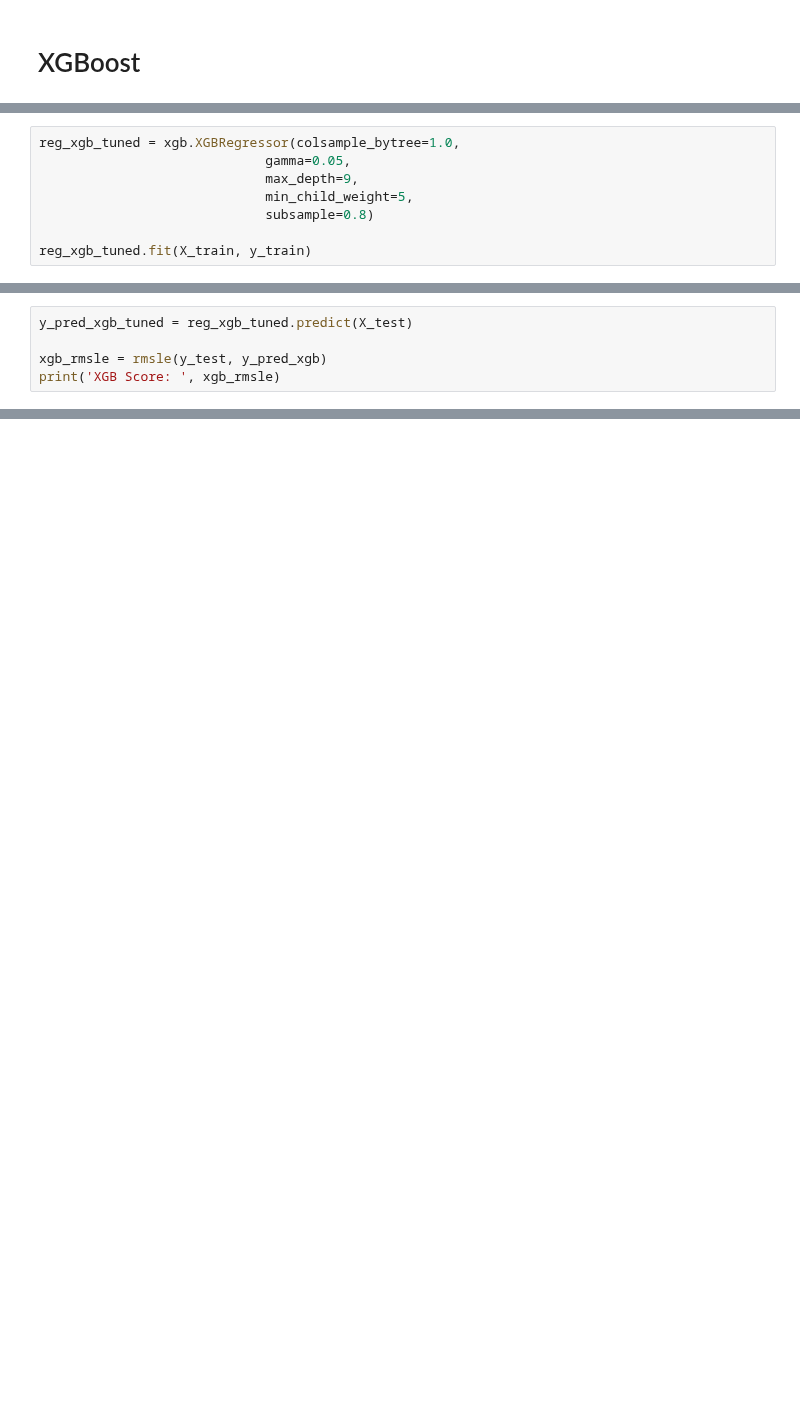
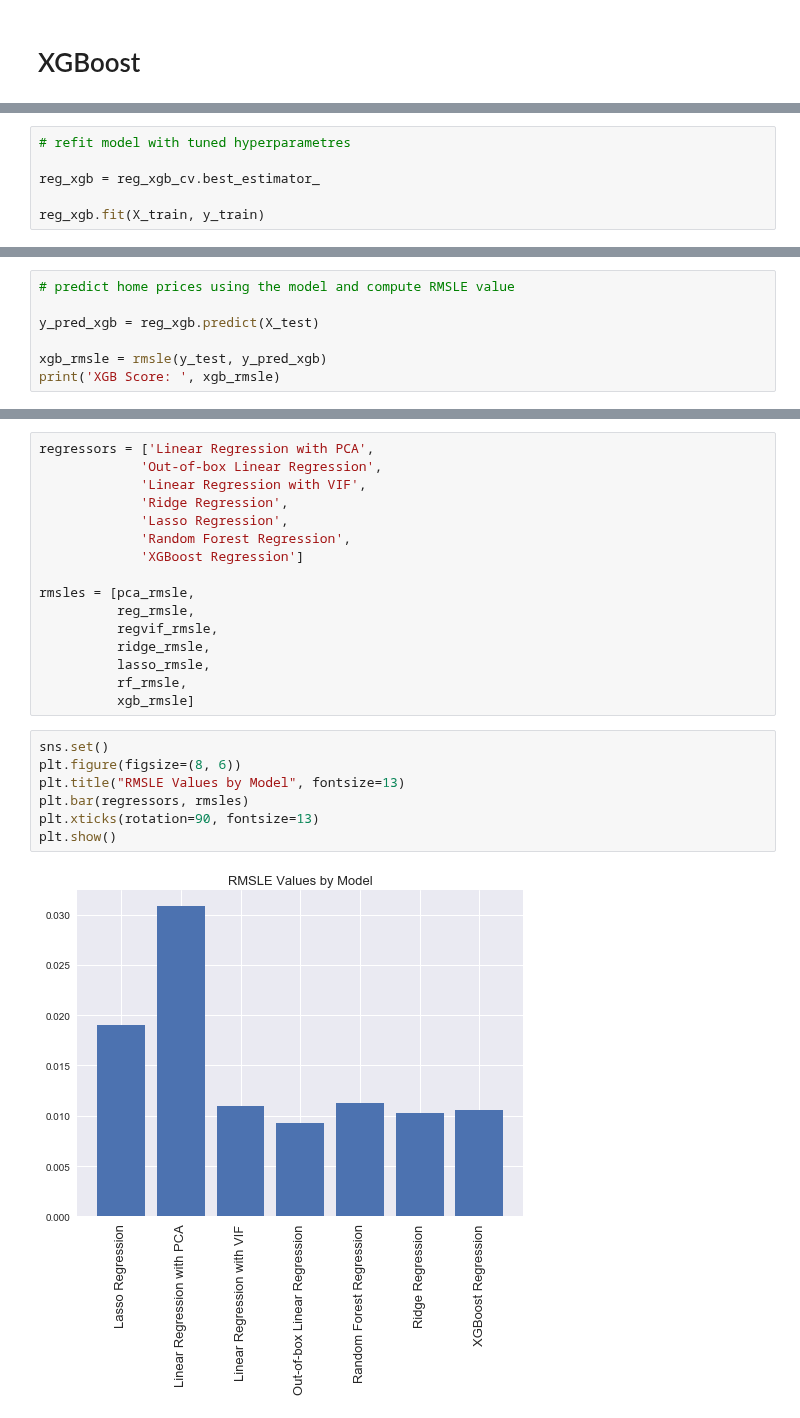
Before and after one commit to kellywong1314/Analytics-and-Machine-Learning, a Jupyter notebook: Capstone 2 - Advanced Regression to Predict Housing Prices/Advanced Regression to Predict Housing Sale Prices.ipynb, the cells around one changed output, grey strips where cells are left out. Drawn from its saved outputs; the diff is of its cells as text; blank space fills up the shorter version.

Commit message:
finalized xgboost model with RandomizedSearchCV

```diff
--- a/Capstone 2 - Advanced Regression to Predict Housing Prices/Advanced Regression to Predict Housing Sale Prices.ipynb
+++ b/Capstone 2 - Advanced Regression to Predict Housing Prices/Advanced Regression to Predict Housing Sale Prices.ipynb
@@ -500,8 +658,0 @@ reg_xgb_cv.best_params_
-# %%
-reg_xgb_tuned = xgb.XGBRegressor(colsample_bytree=1.0,
-                             gamma=0.05,
-                             max_depth=9,
-                             min_child_weight=5,
-                             subsample=0.8)
-
-reg_xgb_tuned.fit(X_train, y_train)
@@ -514,0 +663,6 @@ XGBRegressor(base_score=0.5, booster='gbtree', colsample_bylevel=1,
+# %%
+# refit model with tuned hyperparametres
+
+reg_xgb = reg_xgb_cv.best_estimator_
+
+reg_xgb.fit(X_train, y_train)
@@ -515,5 +676,7 @@ XGBRegressor(base_score=0.5, booster='gbtree', colsample_bylevel=1,
 # %%
-y_pred_xgb_tuned = reg_xgb_tuned.predict(X_test)
+# predict home prices using the model and compute RMSLE value
+
+y_pred_xgb = reg_xgb.predict(X_test)
 
 xgb_rmsle = rmsle(y_test, y_pred_xgb)
 print('XGB Score: ', xgb_rmsle)
@@ -524,0 +697,25 @@ print("Tuned Logistic Regression Accuracy: {}".format(reg_cv.best_score_))
+# %%
+regressors = ['Linear Regression with PCA',
+             'Out-of-box Linear Regression',
+             'Linear Regression with VIF',
+             'Ridge Regression',
+             'Lasso Regression',
+             'Random Forest Regression',
+             'XGBoost Regression']
+
+rmsles = [pca_rmsle,
+          reg_rmsle,
+          regvif_rmsle,
+          ridge_rmsle,
+          lasso_rmsle,
+          rf_rmsle,
+          xgb_rmsle]
+# %%
+sns.set()
+plt.figure(figsize=(8, 6))
+plt.title("RMSLE Values by Model", fontsize=13)
+plt.bar(regressors, rmsles)
+plt.xticks(rotation=90, fontsize=13)
+plt.show()
+# %% [output]
+[figure, added]
```
Also changed, not shown: parts of 93 cells of this notebook.
